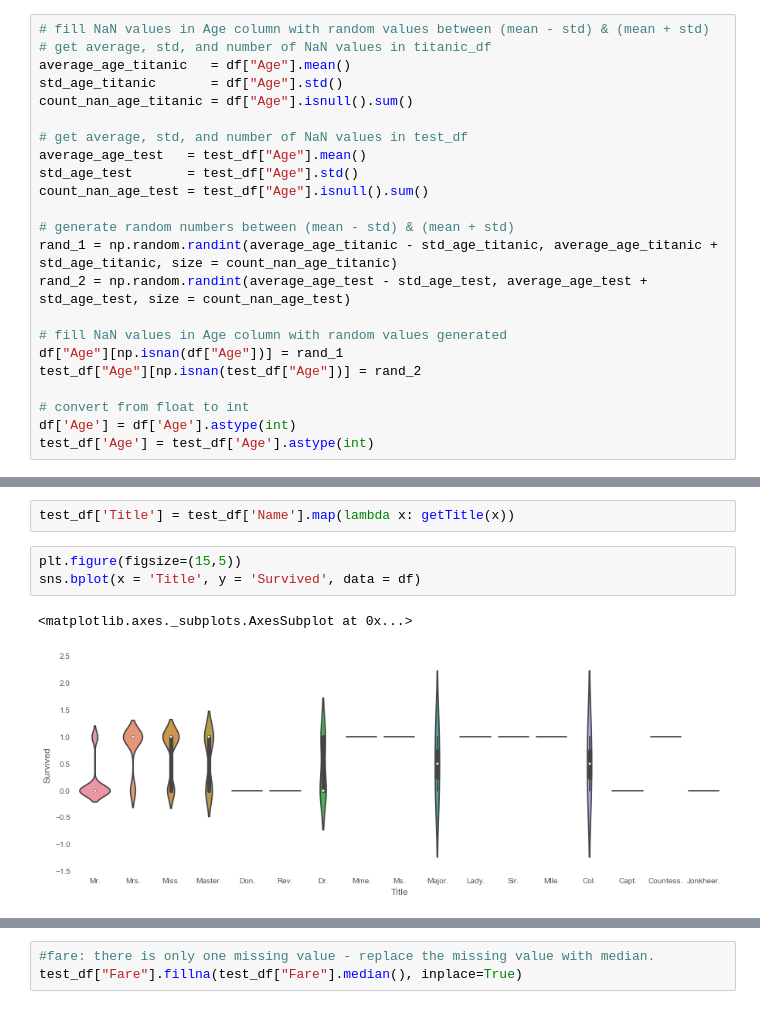
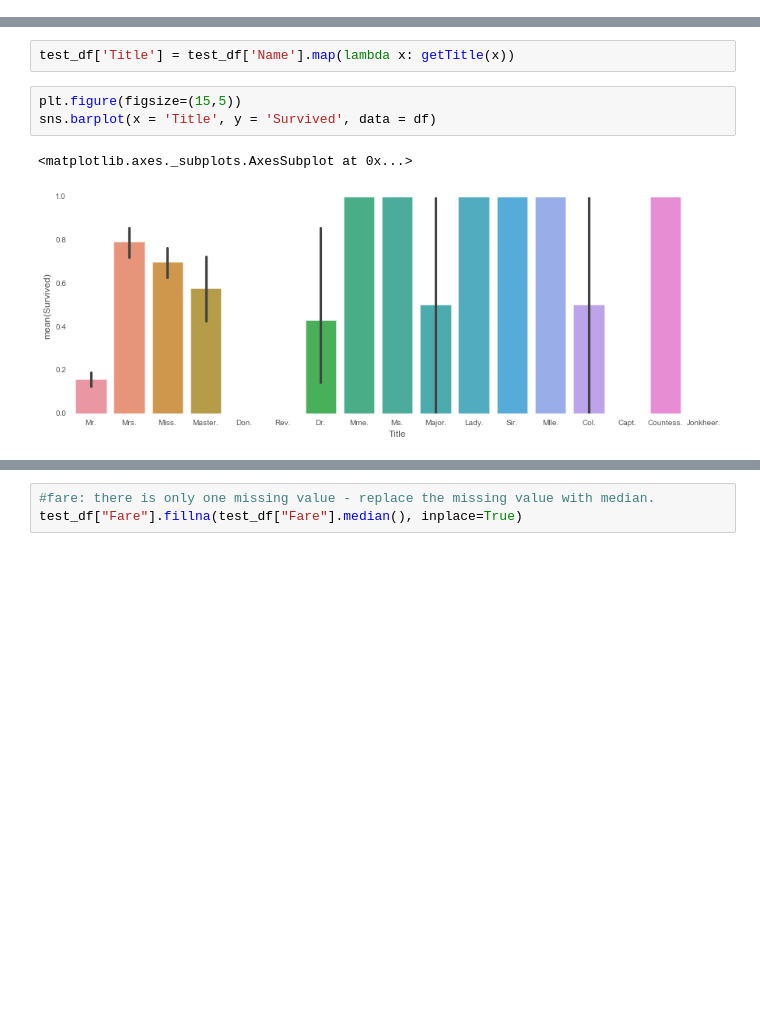
Before and after one commit to yumengsun/data_for_fun, a Jupyter notebook: Py_titanic/titanic.ipynb, the cells around one changed output, grey strips where cells are left out. Saved outputs shown, nothing was run; the diff lists cells and outputs as text; blank space fills up the shorter version.

Commit message:
update titanic

```diff
--- a/Py_titanic/titanic.ipynb
+++ b/Py_titanic/titanic.ipynb
@@ -86,26 +86,3 @@ plt.legend()
 plt.show()
 # %% [output]
 [figure]
-# %%
-# fill NaN values in Age column with random values between (mean - std) & (mean + std)
-# get average, std, and number of NaN values in titanic_df
-average_age_titanic   = df["Age"].mean()
-std_age_titanic       = df["Age"].std()
-count_nan_age_titanic = df["Age"].isnull().sum()
-
-# get average, std, and number of NaN values in test_df
-average_age_test   = test_df["Age"].mean()
-std_age_test       = test_df["Age"].std()
-count_nan_age_test = test_df["Age"].isnull().sum()
-
-# generate random numbers between (mean - std) & (mean + std)
-rand_1 = np.random.randint(average_age_titanic - std_age_titanic, average_age_titanic + std_age_titanic, size = count_nan_age_titanic)
-rand_2 = np.random.randint(average_age_test - std_age_test, average_age_test + std_age_test, size = count_nan_age_test)
-
-# fill NaN values in Age column with random values generated
-df["Age"][np.isnan(df["Age"])] = rand_1
-test_df["Age"][np.isnan(test_df["Age"])] = rand_2
-
-# convert from float to int
-df['Age'] = df['Age'].astype(int)
-test_df['Age'] = test_df['Age'].astype(int)
@@ -129,7 +101,7 @@ df['Title'] = df['Name'].map(lambda x: getTitle(x))
 test_df['Title'] = test_df['Name'].map(lambda x: getTitle(x))
 # %%
 plt.figure(figsize=(15,5))
-sns.bplot(x = 'Title', y = 'Survived', data = df)
+sns.barplot(x = 'Title', y = 'Survived', data = df)
 # %% [output]
 <matplotlib.axes._subplots.AxesSubplot at 0x...>
-[figure, old version]
+[figure, new version]
```
Also changed, not shown: parts of 23 cells of this notebook.
